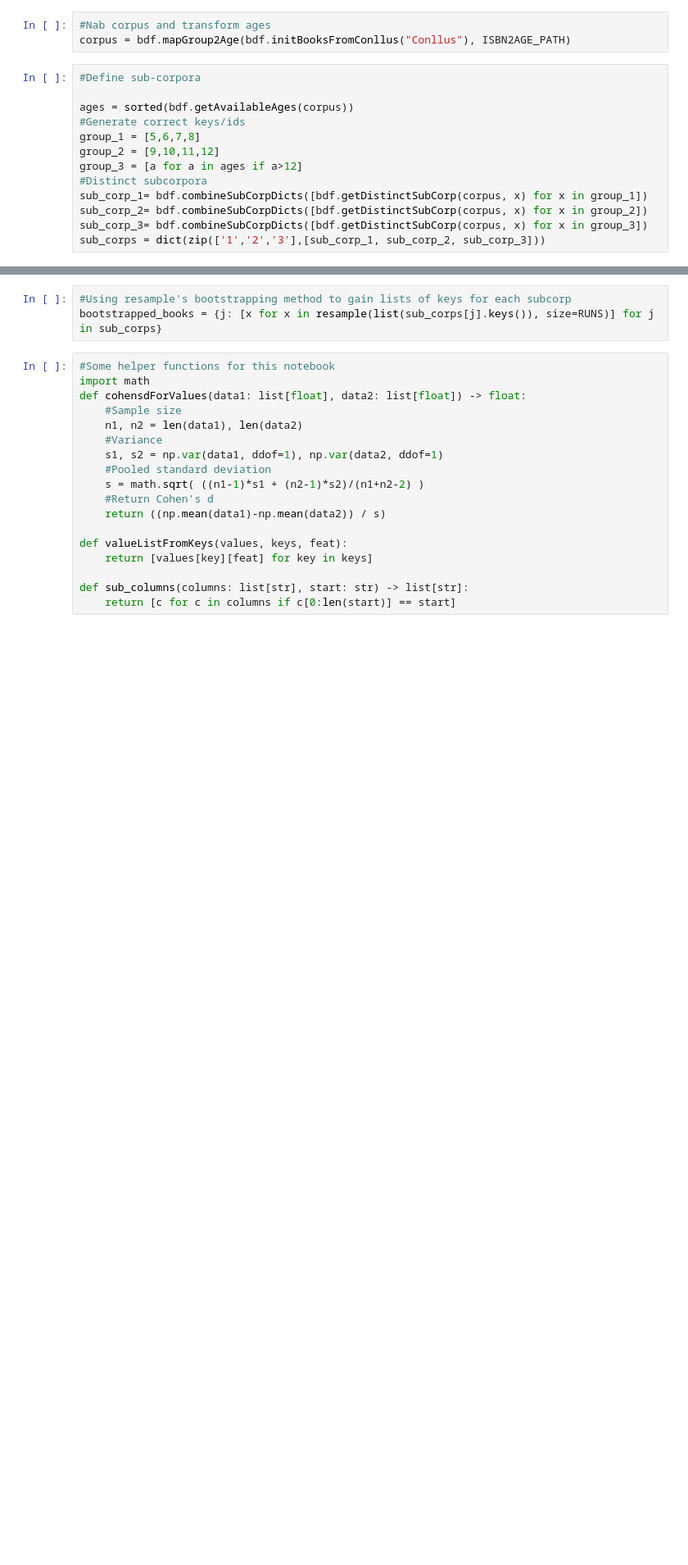
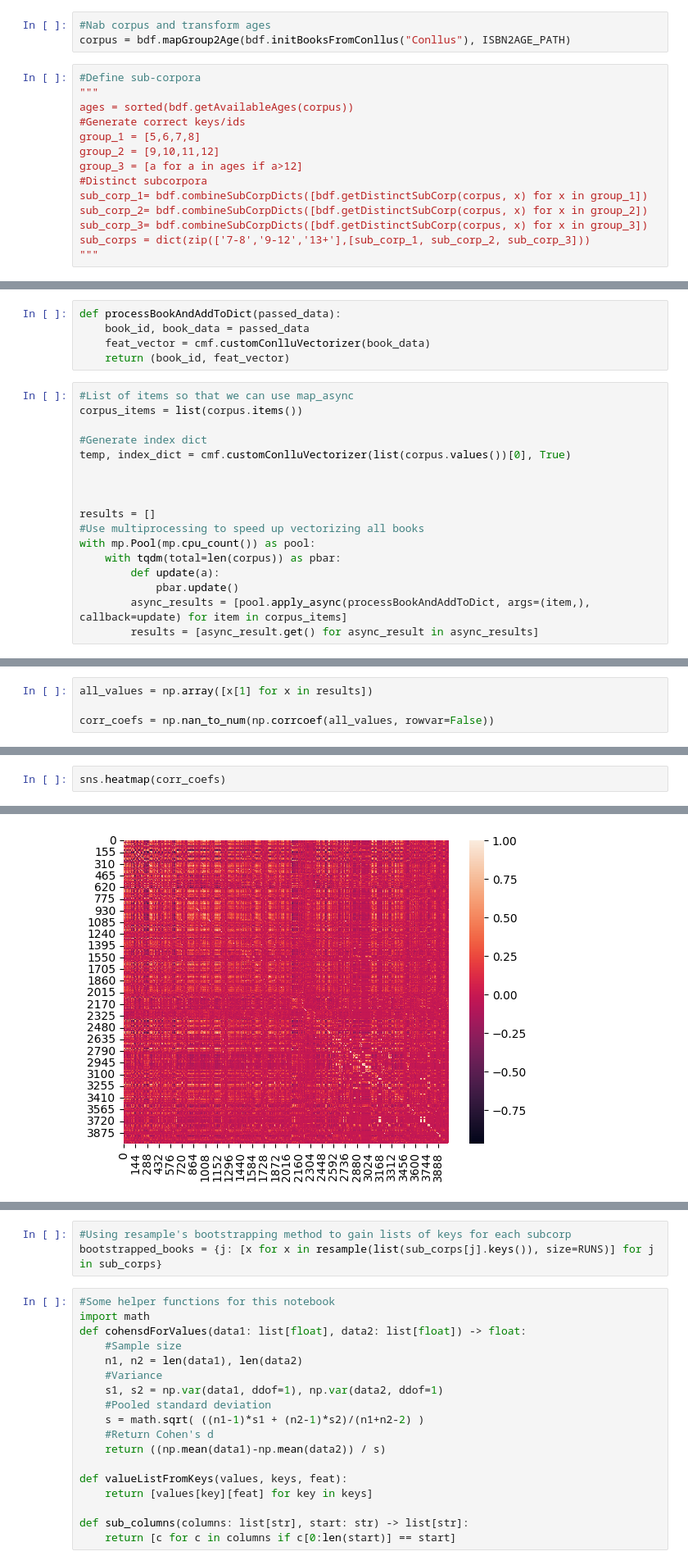
Before and after one commit to TurkuNLP/TCBC_feature_analysis, a Jupyter notebook: KFA_new_age_groups.ipynb, the cells around one changed output, grey strips where cells are left out. Shown at 82% size. Cells and saved outputs as stored; diff of their text form; blank space fills up the shorter version.

```diff
--- a/KFA_new_age_groups.ipynb
+++ b/KFA_new_age_groups.ipynb
@@ -94,7 +32,7 @@ ISBN2AGE_PATH = "ISBN_MAPS/ISBN2AGE.xlsx"
 corpus = bdf.mapGroup2Age(bdf.initBooksFromConllus("Conllus"), ISBN2AGE_PATH)
 # %%
 #Define sub-corpora
-
+"""
 ages = sorted(bdf.getAvailableAges(corpus))
 #Generate correct keys/ids
 group_1 = [5,6,7,8]
@@ -104,4 +42,5 @@ group_3 = [a for a in ages if a>12]
 sub_corp_1= bdf.combineSubCorpDicts([bdf.getDistinctSubCorp(corpus, x) for x in group_1])
 sub_corp_2= bdf.combineSubCorpDicts([bdf.getDistinctSubCorp(corpus, x) for x in group_2])
 sub_corp_3= bdf.combineSubCorpDicts([bdf.getDistinctSubCorp(corpus, x) for x in group_3])
-sub_corps = dict(zip(['1','2','3'],[sub_corp_1, sub_corp_2, sub_corp_3]))
+sub_corps = dict(zip(['7-8','9-12','13+'],[sub_corp_1, sub_corp_2, sub_corp_3]))
+"""
@@ -153,0 +74,22 @@ for sub_corp in sub_corps:
+# %%
+def processBookAndAddToDict(passed_data):
+    book_id, book_data = passed_data
+    feat_vector = cmf.customConlluVectorizer(book_data)
+    return (book_id, feat_vector)
+# %%
+#List of items so that we can use map_async
+corpus_items = list(corpus.items())
+
+#Generate index dict
+temp, index_dict = cmf.customConlluVectorizer(list(corpus.values())[0], True)
+
+
+
+results = []
+#Use multiprocessing to speed up vectorizing all books
+with mp.Pool(mp.cpu_count()) as pool:
+    with tqdm(total=len(corpus)) as pbar:
+        def update(a):
+            pbar.update()
+        async_results = [pool.apply_async(processBookAndAddToDict, args=(item,), callback=update) for item in corpus_items]
+        results = [async_result.get() for async_result in async_results]
@@ -153,0 +104,4 @@ for sub_corp in sub_corps:
+# %%
+all_values = np.array([x[1] for x in results])
+
+corr_coefs = np.nan_to_num(np.corrcoef(all_values, rowvar=False))
@@ -153,0 +114,3 @@ for sub_corp in sub_corps:
+# %%
+sns.heatmap(corr_coefs)
+# %% [output]
@@ -153,0 +118 @@ for sub_corp in sub_corps:
+[figure, added]
```
Also changed, not shown: parts of 45 cells of this notebook, 6 other files.
